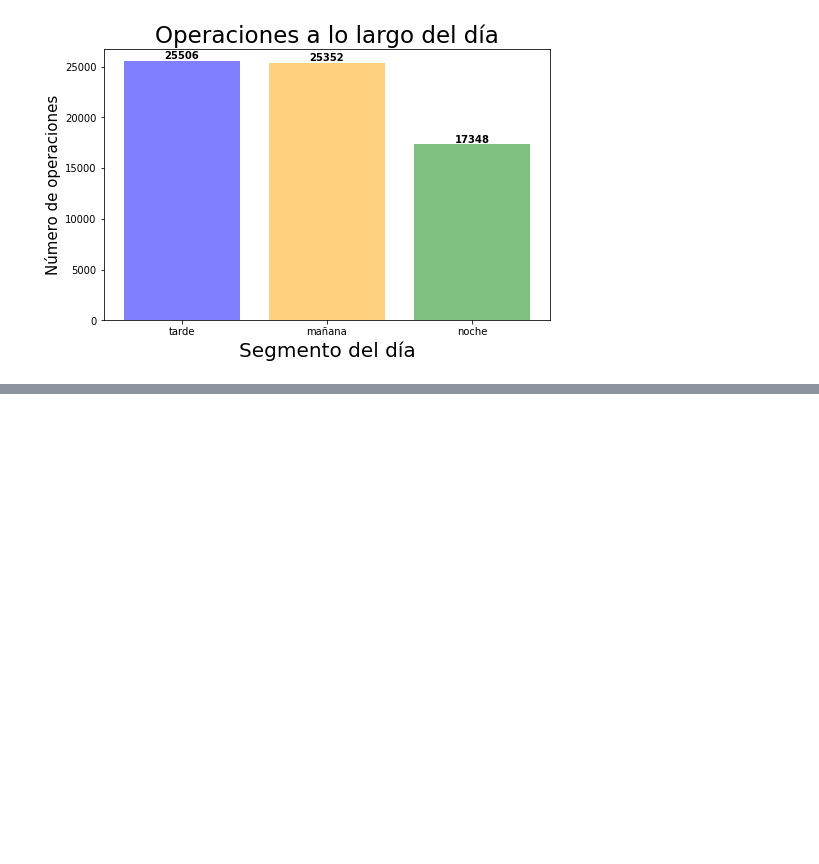
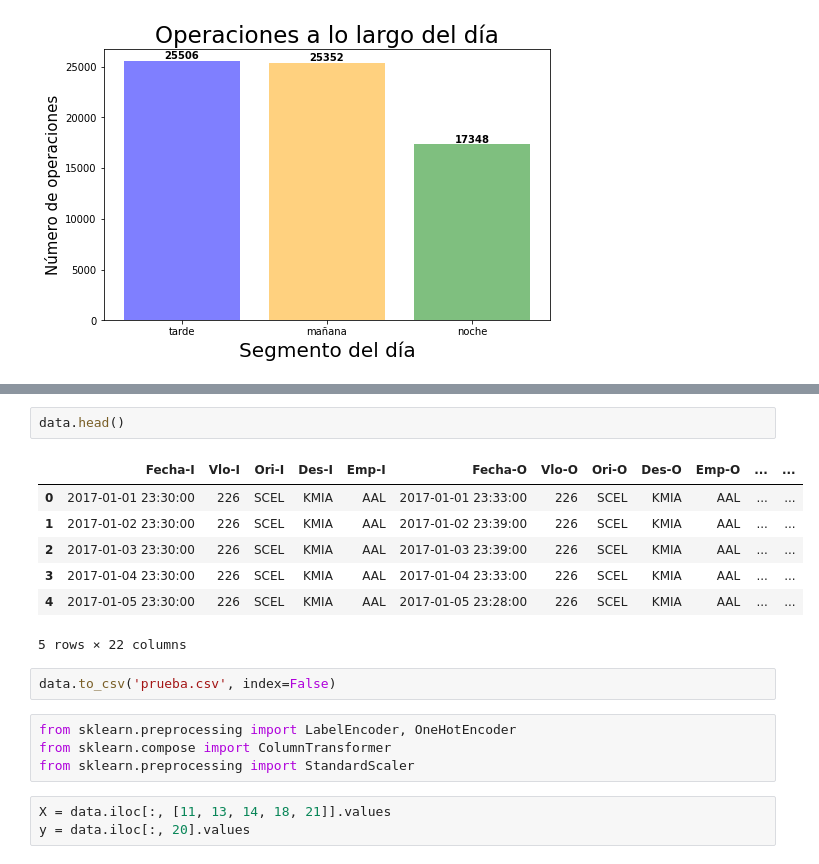
Before and after one commit to Gerardo3070/Desafio_LATAM, a Jupyter notebook: prueba.ipynb, the cells around one changed output, grey strips where cells are left out. Saved outputs shown, nothing was run; the diff lists cells and outputs as text; blank space fills up the shorter version.

```diff
--- a/prueba.ipynb
+++ b/prueba.ipynb
@@ -1321,0 +1342,19 @@ plt.show()
+# %%
+data.head()
+# %% [output]
+|  | Fecha-I | Vlo-I | Ori-I | Des-I | Emp-I | Fecha-O | Vlo-O | Ori-O | Des-O | Emp-O | ... | ... |
+| 0 | 2017-01-01 23:30:00 | 226 | SCEL | KMIA | AAL | 2017-01-01 23:33:00 | 226 | SCEL | KMIA | AAL | ... | ... |
+| 1 | 2017-01-02 23:30:00 | 226 | SCEL | KMIA | AAL | 2017-01-02 23:39:00 | 226 | SCEL | KMIA | AAL | ... | ... |
+| 2 | 2017-01-03 23:30:00 | 226 | SCEL | KMIA | AAL | 2017-01-03 23:39:00 | 226 | SCEL | KMIA | AAL | ... | ... |
+| 3 | 2017-01-04 23:30:00 | 226 | SCEL | KMIA | AAL | 2017-01-04 23:33:00 | 226 | SCEL | KMIA | AAL | ... | ... |
+| 4 | 2017-01-05 23:30:00 | 226 | SCEL | KMIA | AAL | 2017-01-05 23:28:00 | 226 | SCEL | KMIA | AAL | ... | ... |
+5 rows × 22 columns
+# %%
+data.to_csv('prueba.csv', index=False)
+# %%
+from sklearn.preprocessing import LabelEncoder, OneHotEncoder
+from sklearn.compose import ColumnTransformer
+from sklearn.preprocessing import StandardScaler
+# %%
+X = data.iloc[:, [11, 13, 14, 18, 21]].values
+y = data.iloc[:, 20].values
```
Also changed, not shown: parts of 23 cells of this notebook, 2 other files.
